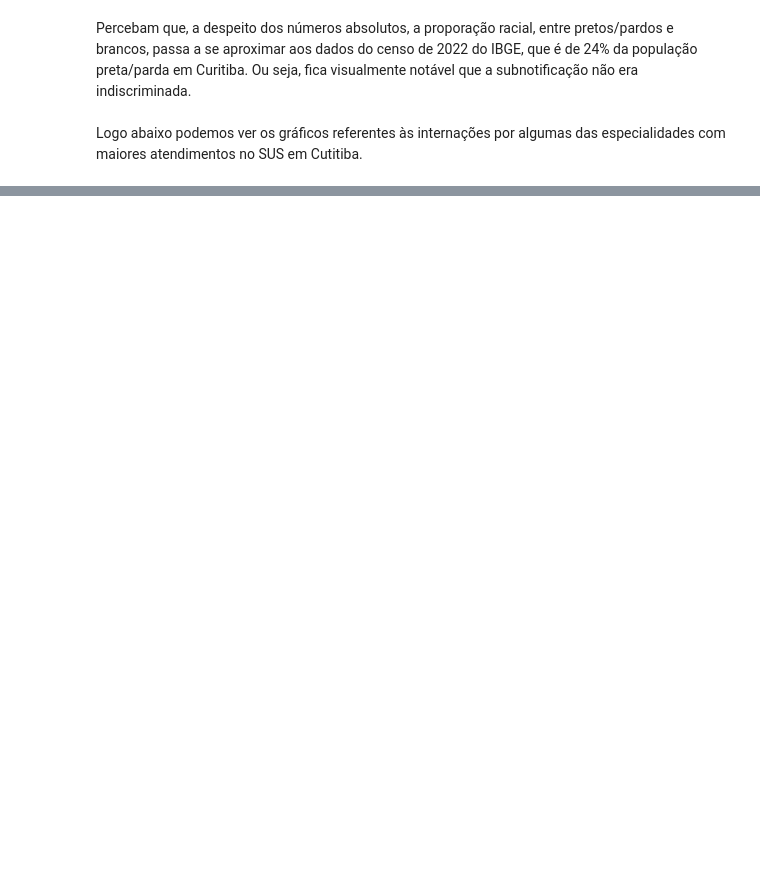
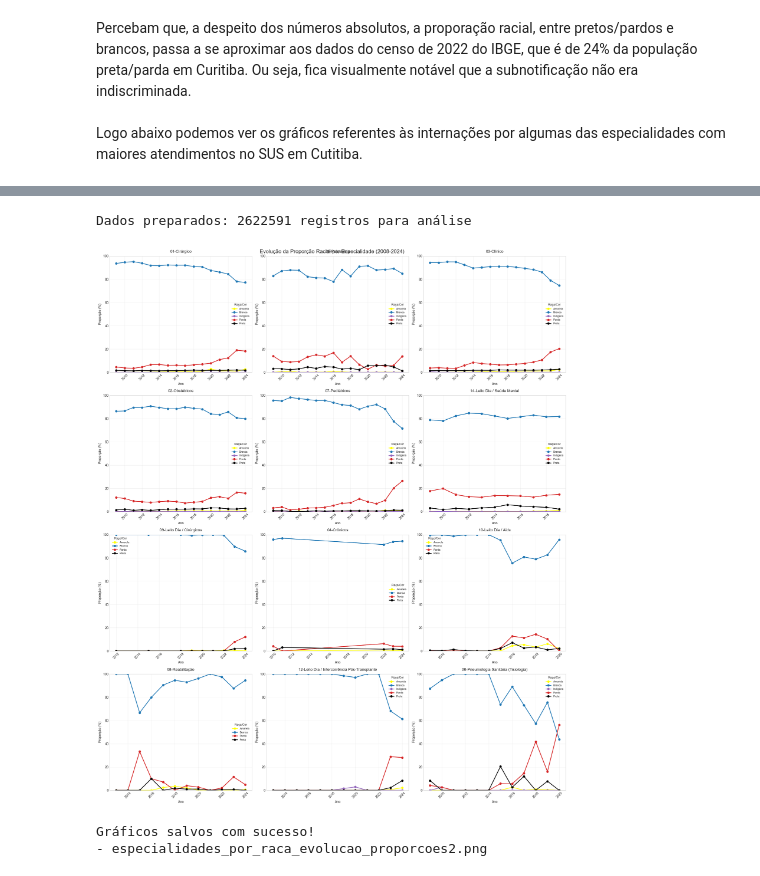
Before and after one commit to Lucasmsorretino/visuDados-storyTelling, a Jupyter notebook: trablho1.ipynb, the cells around one changed output, grey strips where cells are left out. Saved outputs shown, nothing was run; the diff lists cells and outputs as text; code cells hidden in the pictures; blank space fills up the shorter version.

```diff
--- a/trablho1.ipynb
+++ b/trablho1.ipynb
@@ -359,0 +268,48 @@ Gráficos salvos com sucesso!
+# %%
+# Prepara os dados removendo valores nulos
+df_especialidades = df_filtrado.dropna(subset=['ano', 'raca_cor_paciente', 'especialidade_leito']).copy()
+df_especialidades['ano'] = df_especialidades['ano'].astype(int)
+
+print(f"Dados preparados: {len(df_especialidades)} registros para análise")
+
+# Contagem total por especialidade, raça e ano
+contagens_esp = df_especialidades.groupby(['ano', 'especialidade_leito', 'raca_cor_paciente']).size().reset_index(name='contagem')
+
+# Gráfico de linha mostrando evolução das principais especialidades por raça (EM PROPORÇÃO)
+# Primeiro, vamos identificar as principais especialidades
+top_especialidades = df_especialidades['especialidade_leito'].value_counts().head(12).index
+
+fig, axes = plt.subplots(4, 3, figsize=(20, 24))
+axes = axes.flatten()
+
+for i, especialidade in enumerate(top_especialidades):
+    df_esp = df_especialidades[df_especialidades['especialidade_leito'] == especialidade]
+
+    # Calcula proporções
+    contagens_raca_ano = pd.crosstab(df_esp['ano'], df_esp['raca_cor_paciente'])
+    proporcoes_raca_ano = contagens_raca_ano.div(contagens_raca_ano.sum(axis=1), axis=0) * 100
+
+    # Aplica as cores
+    cores_graf = [CORES_RACAS.get(col, '#gray') for col in proporcoes_raca_ano.columns]
+    proporcoes_raca_ano.plot(ax=axes[i], marker='o', linewidth=2, color=cores_graf)
+
+    axes[i].set_title(f'{especialidade}', fontsize=12, pad=10)
+    axes[i].set_xlabel('Ano', fontsize=10)
+    axes[i].set_ylabel('Proporção (%)', fontsize=10)
+    axes[i].legend(title='Raça/Cor', fontsize=8, title_fontsize=9)
+    axes[i].grid(True, alpha=0.3)
+    axes[i].tick_params(axis='x', rotation=45)
+    axes[i].set_ylim(0, 100)  # Define limite do eixo Y
+
+plt.suptitle('Evolução da Proporção Racial por Especialidade (2008-2024)', fontsize=16, y=0.98)  # MUDANÇA: Título
+plt.tight_layout()
+plt.savefig('especialidades_por_raca_evolucao_proporcoes2.png', dpi=300, bbox_inches='tight')
+plt.show()
+
+print(f"\nGráficos salvos com sucesso!")
+print(f"- especialidades_por_raca_evolucao_proporcoes2.png")
+# %% [output]
+Dados preparados: 2622591 registros para análise
+[figure, added]
+Gráficos salvos com sucesso!
+- especialidades_por_raca_evolucao_proporcoes2.png
```
Also changed, not shown: parts of 13 cells of this notebook, 7 other files.
